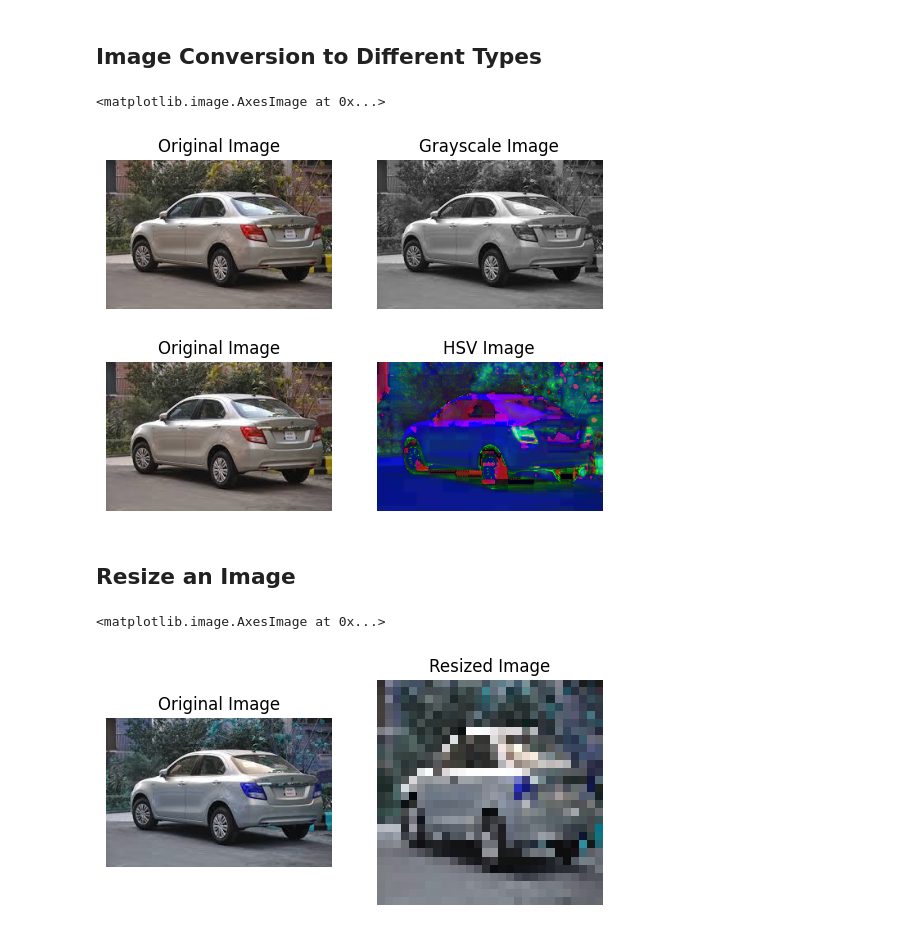
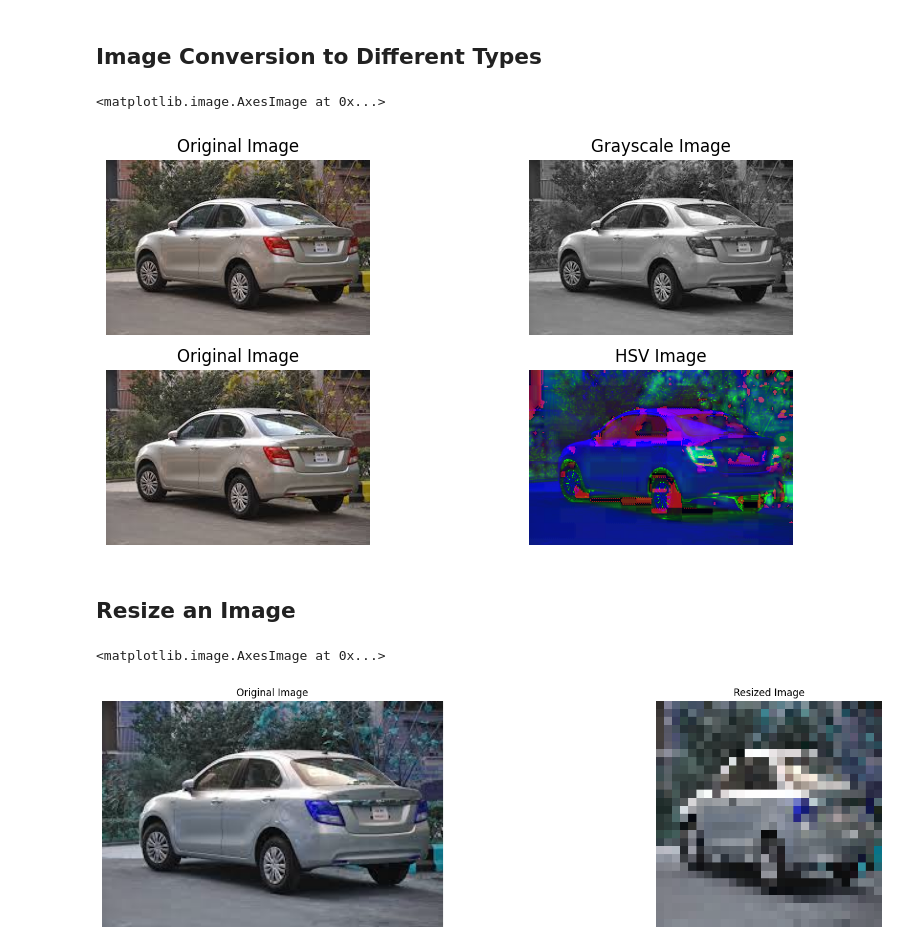
Before and after one commit to itspriyambhattacharya/opencv_learning, a Jupyter notebook: 01_basic_practice.ipynb, the cells around one changed output. Saved outputs shown, nothing was run; the diff lists cells and outputs as text; code cells hidden in the pictures.

Commit message:
Fixed plt.figure instead of plt.Figure

```diff
--- a/01_basic_practice.ipynb
+++ b/01_basic_practice.ipynb
@@ -20,39 +21,39 @@ plt.imshow(img)
 # %%
 gray = cv2.cvtColor(image, cv2.COLOR_BGR2GRAY)
 hsv = cv2.cvtColor(image, cv2.COLOR_BGR2HSV)
 # cv2.imshow("Grayscale Image", gray)
 # cv2.waitKey(0)
 # cv2.destroyAllWindows()
 
-plt.Figure(figsize=(10, 5))
+plt.figure(figsize=(10, 5))
 plt.subplot(2,2,1)
 plt.title("Original Image")
 plt.imshow(img)
 plt.axis("off")
 
 plt.subplot(2,2,2)
 plt.title("Grayscale Image")
 plt.imshow(gray, cmap='gray')
 plt.axis("off")
 
 plt.subplot(2, 2, 3)
 plt.title("Original Image")
 plt.imshow(img)
 plt.axis("off")
 
 plt.subplot(2, 2, 4)
 plt.title("HSV Image")
 plt.axis('off')
 plt.imshow(hsv)
 # %% [output]
 <matplotlib.image.AxesImage at 0x...>
-[figure, old version]
+[figure, new version]
 # %% [markdown]
 ## Resize an Image
 # %%
 ri = cv2.resize(image, (28, 28))
 
-plt.Figure(figsize=(20, 5))
+plt.figure(figsize=(20, 5))
 
 plt.subplot(1, 2,1)
 plt.axis("off")
@@ -65,4 +66,4 @@ plt.title("Resized Image")
 plt.imshow(ri)
 # %% [output]
 <matplotlib.image.AxesImage at 0x...>
-[figure, old version]
+[figure, new version]
```
Also changed, not shown: parts of 5 cells of this notebook.
